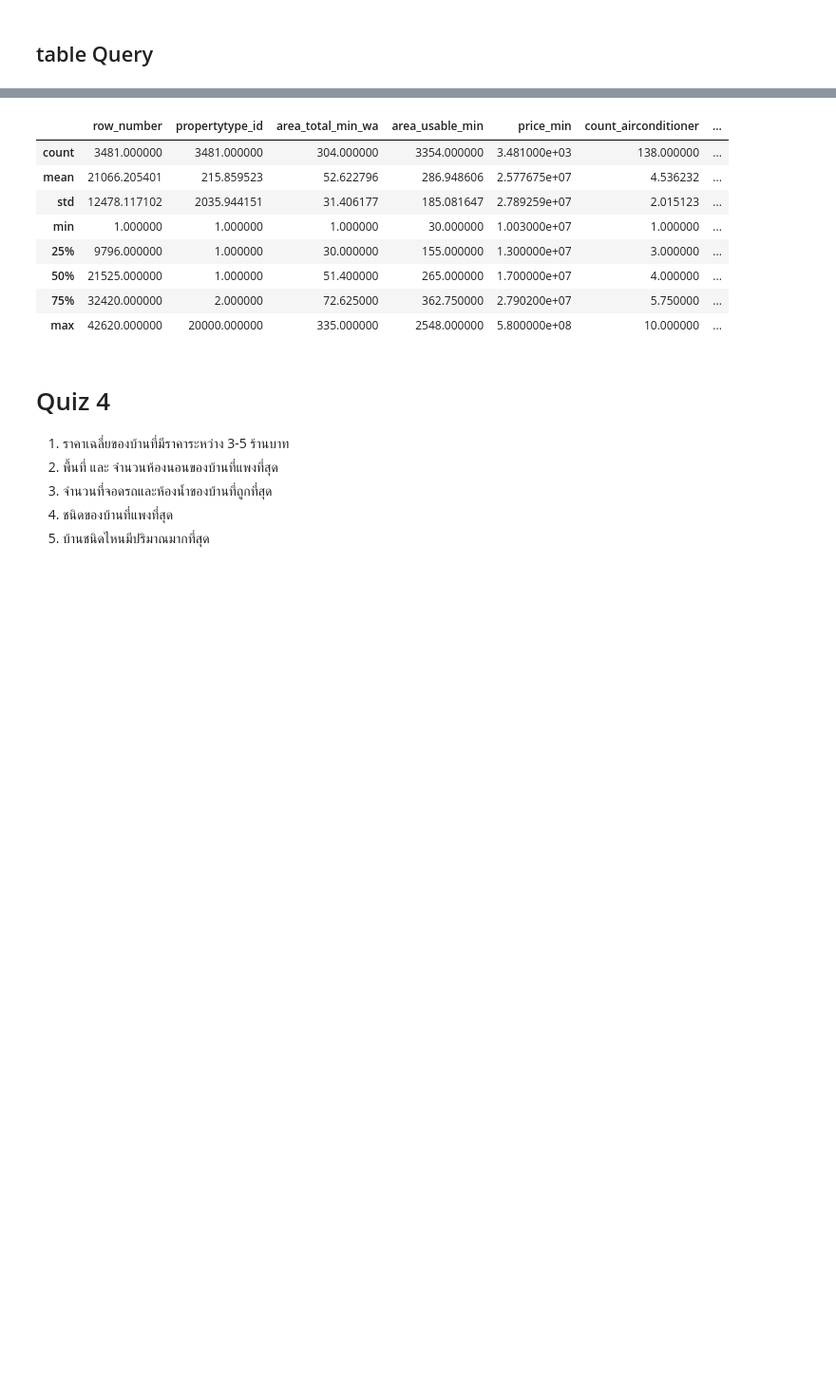
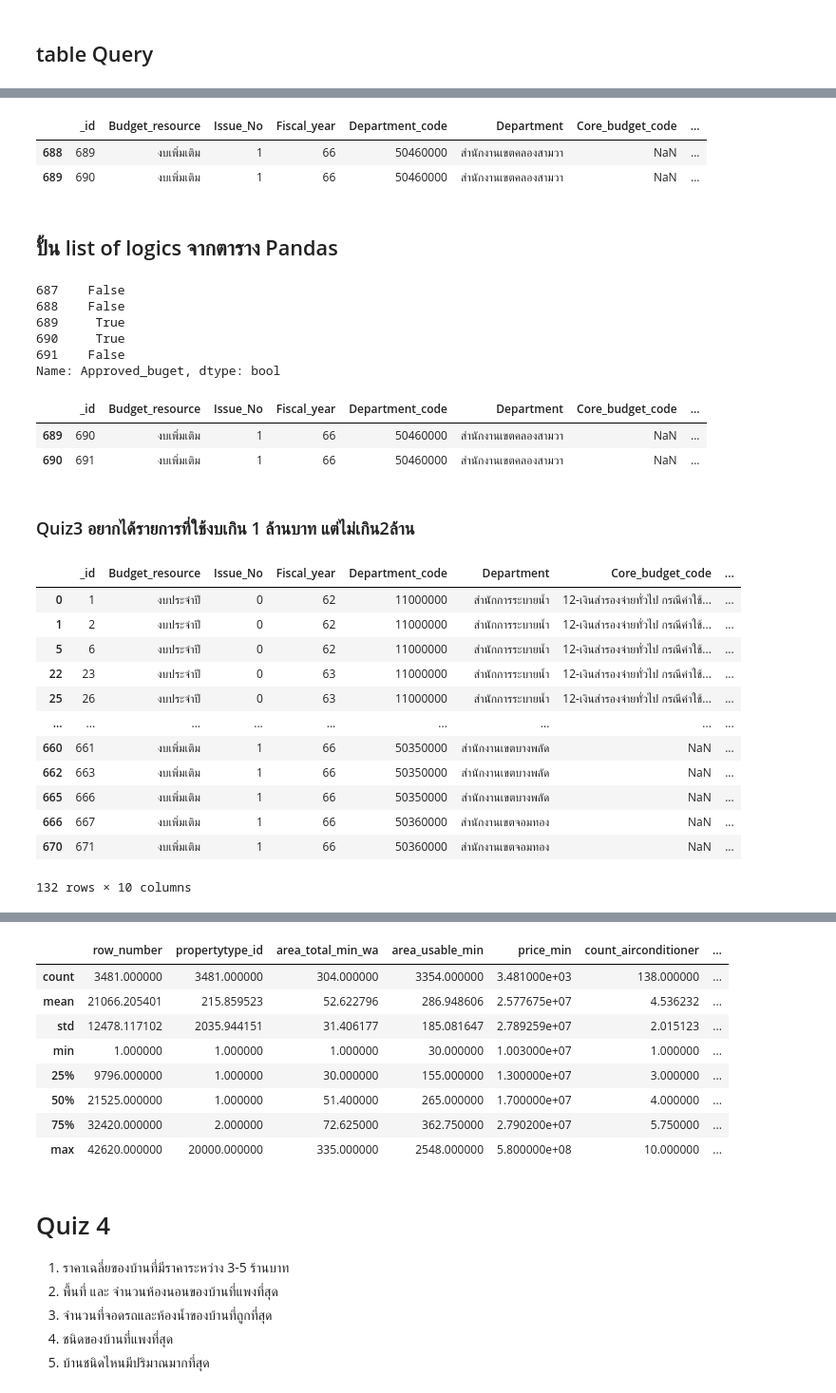
Before and after one commit to Sirapatlnwza/Python_dataviz2023, a Jupyter notebook: Pandas101.ipynb, the cells around one changed output, grey strips where cells are left out. Shown at 95% size. Saved outputs shown, nothing was run; the diff lists cells and outputs as text; code cells hidden in the pictures; blank space fills up the shorter version.

Commit message:
Quiz3

```diff
--- a/Pandas101.ipynb
+++ b/Pandas101.ipynb
@@ -160,3 +154,44 @@ data1.iloc[-20 :,7:10]
+# %%
+small_df[[False,True,True,False,False]]
+# %% [output]
+|  | _id | Budget_resource | Issue_No | Fiscal_year | Department_code | Department | Core_budget_code | ... |
+| 688 | 689 | งบเพิ่มเติม | 1 | 66 | 50460000 | สำนักงานเขตคลองสามวา | NaN | ... |
+| 689 | 690 | งบเพิ่มเติม | 1 | 66 | 50460000 | สำนักงานเขตคลองสามวา | NaN | ... |
+# %% [markdown]
+## ปั้น list of logics จากตาราง Pandas
+# %%
+small_df['Approved_buget']<1000000
+# %% [output]
+687    False
+688    False
+689     True
+690     True
+691    False
+Name: Approved_buget, dtype: bool
+# %%
+small_df[small_df['Approved_buget']<1000000]
+# %% [output]
+|  | _id | Budget_resource | Issue_No | Fiscal_year | Department_code | Department | Core_budget_code | ... |
+| 689 | 690 | งบเพิ่มเติม | 1 | 66 | 50460000 | สำนักงานเขตคลองสามวา | NaN | ... |
+| 690 | 691 | งบเพิ่มเติม | 1 | 66 | 50460000 | สำนักงานเขตคลองสามวา | NaN | ... |
+# %% [markdown]
+### Quiz3 อยากได้รายการที่ใช้งบเกิน 1 ล้านบาท แต่ไม่เกิน2ล้าน
+# %%
+data1[(data1['Approved_buget'] > 1000000) & (data1['Approved_buget'] <= 2000000)]
+# %% [output]
+|  | _id | Budget_resource | Issue_No | Fiscal_year | Department_code | Department | Core_budget_code | ... |
+| 0 | 1 | งบประจำปี | 0 | 62 | 11000000 | สำนักการระบายน้ำ | 12-เงินสำรองจ่ายทั่วไป กรณีค่าใช้... | ... |
+| 1 | 2 | งบประจำปี | 0 | 62 | 11000000 | สำนักการระบายน้ำ | 12-เงินสำรองจ่ายทั่วไป กรณีค่าใช้... | ... |
+| 5 | 6 | งบประจำปี | 0 | 62 | 11000000 | สำนักการระบายน้ำ | 12-เงินสำรองจ่ายทั่วไป กรณีค่าใช้... | ... |
+| 22 | 23 | งบประจำปี | 0 | 63 | 11000000 | สำนักการระบายน้ำ | 12-เงินสำรองจ่ายทั่วไป กรณีค่าใช้... | ... |
+| 25 | 26 | งบประจำปี | 0 | 63 | 11000000 | สำนักการระบายน้ำ | 12-เงินสำรองจ่ายทั่วไป กรณีค่าใช้... | ... |
+| ... | ... | ... | ... | ... | ... | ... | ... | ... |
+| 660 | 661 | งบเพิ่มเติม | 1 | 66 | 50350000 | สำนักงานเขตบางพลัด | NaN | ... |
+| 662 | 663 | งบเพิ่มเติม | 1 | 66 | 50350000 | สำนักงานเขตบางพลัด | NaN | ... |
+| 665 | 666 | งบเพิ่มเติม | 1 | 66 | 50350000 | สำนักงานเขตบางพลัด | NaN | ... |
+| 666 | 667 | งบเพิ่มเติม | 1 | 66 | 50360000 | สำนักงานเขตจอมทอง | NaN | ... |
+| 670 | 671 | งบเพิ่มเติม | 1 | 66 | 50360000 | สำนักงานเขตจอมทอง | NaN | ... |
+132 rows × 10 columns
 # %%
 data1[data1['propertytype_name_en']== 'condo'] #ใช้ logi
 # %% [output]
```
Also changed, not shown: parts of 16 cells of this notebook.
